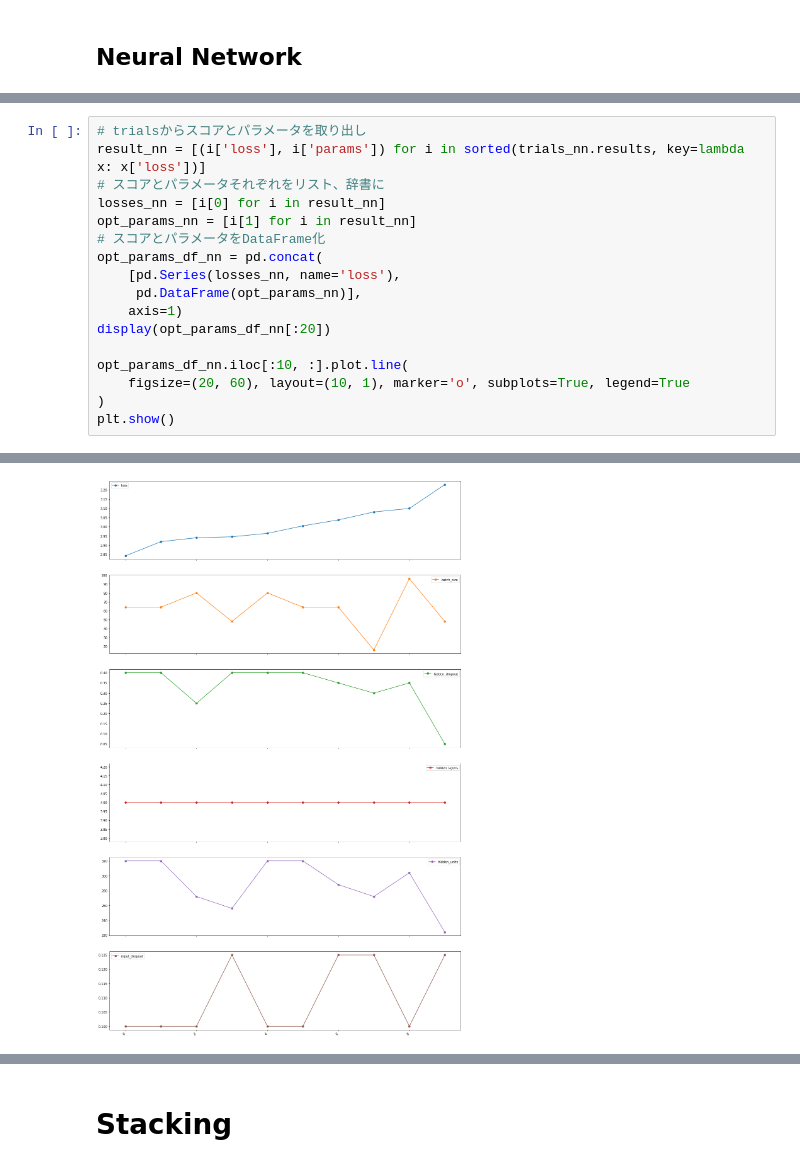
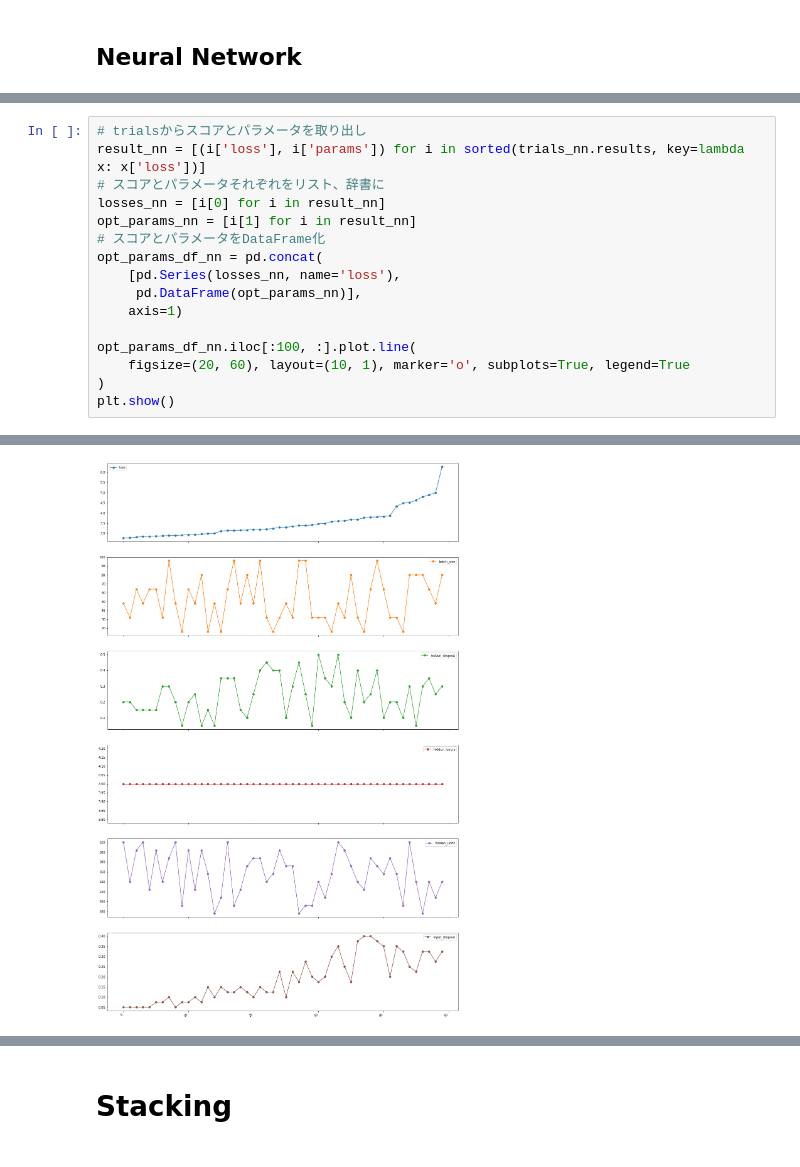
Before and after one commit to YusukeAmg/SIGNATE_4th_BeginnerOnlyCompetition, a Jupyter notebook: notebook/Stacking.ipynb, the cells around one changed output, grey strips where cells are left out. Cells and saved outputs as stored; diff of their text form.

```diff
--- a/notebook/Stacking.ipynb
+++ b/notebook/Stacking.ipynb
@@ -576,9 +574,8 @@ opt_params_df_nn = pd.concat(
     [pd.Series(losses_nn, name='loss'),
      pd.DataFrame(opt_params_nn)],
     axis=1)
-display(opt_params_df_nn[:20])
 
-opt_params_df_nn.iloc[:10, :].plot.line(
+opt_params_df_nn.iloc[:100, :].plot.line(
     figsize=(20, 60), layout=(10, 1), marker='o', subplots=True, legend=True
 )
 plt.show()
@@ -603 +583 @@ plt.show()
-[figure, old version]
+[figure, new version]
```
Also changed, not shown: parts of 14 cells of this notebook.
